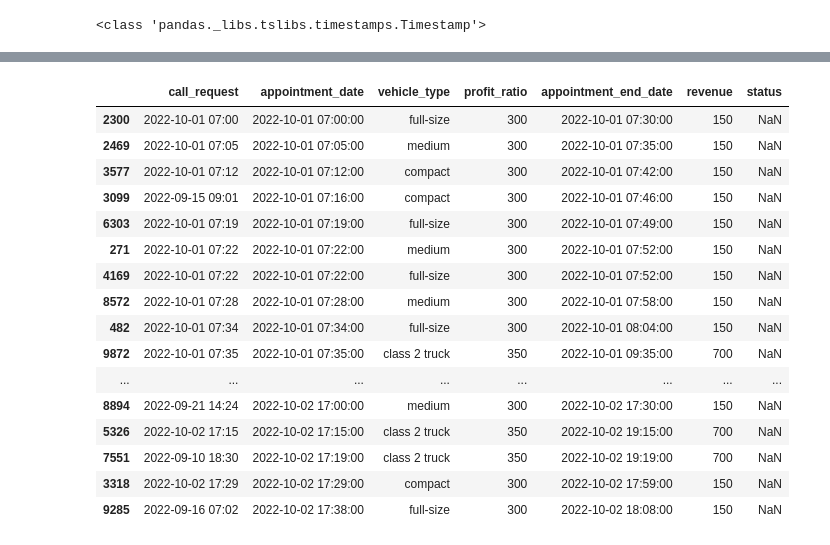
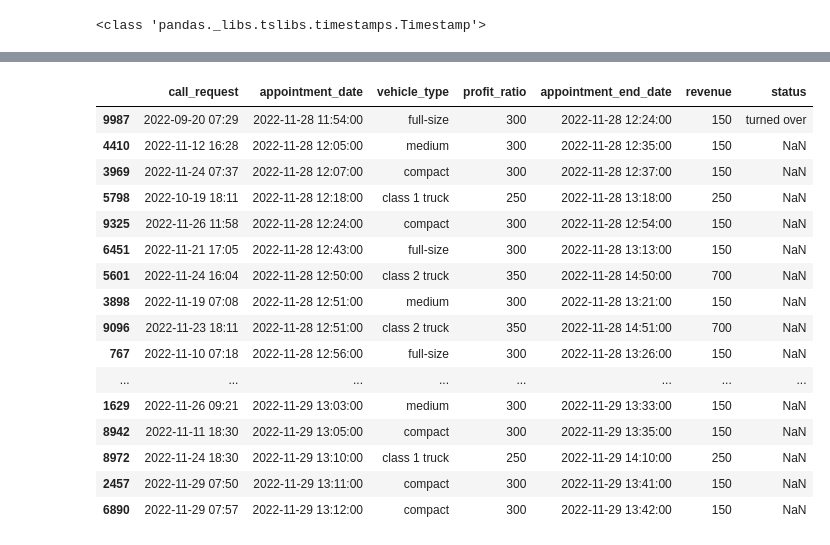
Before and after one commit to Luo-Kevin/conUHacks8, a Jupyter notebook: backend/SAP.ipynb, the cells around one changed output, grey strips where cells are left out. Saved outputs shown, nothing was run; the diff lists cells and outputs as text; code cells hidden in the pictures.

```diff
--- a/backend/SAP.ipynb
+++ b/backend/SAP.ipynb
@@ -162,7 +162,7 @@ df_sorted.head(100)
 # %%
 #Creation of a truncated version of the dataframe, with less data, for testing purposes
 df_trunk = df_sorted.copy()
-df_trunk = df_trunk.head(150)
+# df_trunk = df_trunk.head(150)
 df_trunk
 # %% [output]
 |  | call_request | appointment_date | vehicle_type | profit_ratio | appointment_end_date | revenue |
@@ -200,8 +196,8 @@ service_bays_status = {
     "compact": "",
     "medium": "",
     "full-size": "",
-    "c1_truck": "",
-    "c2_truck": "",
+    "class 1 truck": "",
+    "class 2 truck": "",
     "any1": "",
     "any2": "",
     "any3": "",
@@ -229,6 +225,14 @@ def get_total_lost_revenue(df):
 
     return total_lost_revenue
 
+#Function to get the total revenue
+def get_total_revenue(df):
+    turned_over_appointments = df[df['status'] != 'turned over']
+
+    total_lost_revenue = turned_over_appointments['revenue'].sum()
+
+    return total_lost_revenue
+
 def check_bay_status(current_time):
   for bay, end_time in service_bays_status.items():
     if end_time != "" and end_time < current_time:
@@ -249,28 +253,34 @@ def schedule_car_repairs(df):
   for index, row in df.iterrows():
     vehicle_type = row["vehicle_type"]
     appointment_time = row["appointment_date"]
+    check_bay_status(appointment_time)
 
     #set the service bay to busy when category of the vehicle corresponds
     if vehicle_type in service_bays_status and service_bays_status[vehicle_type] == "":
       service_bays_status[vehicle_type] = row["appointment_end_date"]
+      print(vehicle_type)
     #check if it can take one of the any bays, if so take it
     elif service_bays_status["any1"] == "":
+
       service_bays_status["any1"] = row["appointment_end_date"]
     elif service_bays_status["any2"] == "":
+
       service_bays_status["any2"] = row["appointment_end_date"]
     elif service_bays_status["any3"] == "":
+
       service_bays_status["any3"] = row["appointment_end_date"]
     elif service_bays_status["any4"] == "":
+
       service_bays_status["any4"] = row["appointment_end_date"]
     elif service_bays_status["any5"] == "":
+
       service_bays_status["any5"] = row["appointment_end_date"]
     else:
-      row["status"] = "turned over"
+      optimized_df.at[index, 'status'] = 'turned over'
       print("The appointment date " + str(row["appointment_date"]) + " is set to turned over")
+
       # turned_over_appointments = df[df['status'] == 'turned over']
-
-    check_bay_status(appointment_time)
-
+      #
   return df
 # %%
 #Running the function to test them
@@ -323,22 +348,22 @@ Number of instances where status is 'turned over': 1
 # %%
-pd.set_option('display.max_rows', 200)  # Adjust the number based on your preference
-
-optimized_df[:150]
+pd.set_option('display.max_rows', 1000)  # Adjust the number based on your preference
+# Uncomment previous line if need to see every record in the dataframe
+optimized_df.tail(1000)
 # %% [output]
 |  | call_request | appointment_date | vehicle_type | profit_ratio | appointment_end_date | revenue | status |
-| 2300 | 2022-10-01 07:00 | 2022-10-01 07:00:00 | full-size | 300 | 2022-10-01 07:30:00 | 150 | NaN |
-| 2469 | 2022-10-01 07:05 | 2022-10-01 07:05:00 | medium | 300 | 2022-10-01 07:35:00 | 150 | NaN |
-| 3577 | 2022-10-01 07:12 | 2022-10-01 07:12:00 | compact | 300 | 2022-10-01 07:42:00 | 150 | NaN |
-| 3099 | 2022-09-15 09:01 | 2022-10-01 07:16:00 | compact | 300 | 2022-10-01 07:46:00 | 150 | NaN |
-| 6303 | 2022-10-01 07:19 | 2022-10-01 07:19:00 | full-size | 300 | 2022-10-01 07:49:00 | 150 | NaN |
-| 271 | 2022-10-01 07:22 | 2022-10-01 07:22:00 | medium | 300 | 2022-10-01 07:52:00 | 150 | NaN |
-| 4169 | 2022-10-01 07:22 | 2022-10-01 07:22:00 | full-size | 300 | 2022-10-01 07:52:00 | 150 | NaN |
-| 8572 | 2022-10-01 07:28 | 2022-10-01 07:28:00 | medium | 300 | 2022-10-01 07:58:00 | 150 | NaN |
-| 482 | 2022-10-01 07:34 | 2022-10-01 07:34:00 | full-size | 300 | 2022-10-01 08:04:00 | 150 | NaN |
-| 9872 | 2022-10-01 07:35 | 2022-10-01 07:35:00 | class 2 truck | 350 | 2022-10-01 09:35:00 | 700 | NaN |
+| 9987 | 2022-09-20 07:29 | 2022-11-28 11:54:00 | full-size | 300 | 2022-11-28 12:24:00 | 150 | turned over |
+| 4410 | 2022-11-12 16:28 | 2022-11-28 12:05:00 | medium | 300 | 2022-11-28 12:35:00 | 150 | NaN |
+| 3969 | 2022-11-24 07:37 | 2022-11-28 12:07:00 | compact | 300 | 2022-11-28 12:37:00 | 150 | NaN |
+| 5798 | 2022-10-19 18:11 | 2022-11-28 12:18:00 | class 1 truck | 250 | 2022-11-28 13:18:00 | 250 | NaN |
+| 9325 | 2022-11-26 11:58 | 2022-11-28 12:24:00 | compact | 300 | 2022-11-28 12:54:00 | 150 | NaN |
+| 6451 | 2022-11-21 17:05 | 2022-11-28 12:43:00 | full-size | 300 | 2022-11-28 13:13:00 | 150 | NaN |
+| 5601 | 2022-11-24 16:04 | 2022-11-28 12:50:00 | class 2 truck | 350 | 2022-11-28 14:50:00 | 700 | NaN |
+| 3898 | 2022-11-19 07:08 | 2022-11-28 12:51:00 | medium | 300 | 2022-11-28 13:21:00 | 150 | NaN |
+| 9096 | 2022-11-23 18:11 | 2022-11-28 12:51:00 | class 2 truck | 350 | 2022-11-28 14:51:00 | 700 | NaN |
+| 767 | 2022-11-10 07:18 | 2022-11-28 12:56:00 | full-size | 300 | 2022-11-28 13:26:00 | 150 | NaN |
 | ... | ... | ... | ... | ... | ... | ... | ... |
-| 8894 | 2022-09-21 14:24 | 2022-10-02 17:00:00 | medium | 300 | 2022-10-02 17:30:00 | 150 | NaN |
-| 5326 | 2022-10-02 17:15 | 2022-10-02 17:15:00 | class 2 truck | 350 | 2022-10-02 19:15:00 | 700 | NaN |
-| 7551 | 2022-09-10 18:30 | 2022-10-02 17:19:00 | class 2 truck | 350 | 2022-10-02 19:19:00 | 700 | NaN |
-| 3318 | 2022-10-02 17:29 | 2022-10-02 17:29:00 | compact | 300 | 2022-10-02 17:59:00 | 150 | NaN |
-| 9285 | 2022-09-16 07:02 | 2022-10-02 17:38:00 | full-size | 300 | 2022-10-02 18:08:00 | 150 | NaN |
+| 1629 | 2022-11-26 09:21 | 2022-11-29 13:03:00 | medium | 300 | 2022-11-29 13:33:00 | 150 | NaN |
+| 8942 | 2022-11-11 18:30 | 2022-11-29 13:05:00 | compact | 300 | 2022-11-29 13:35:00 | 150 | NaN |
+| 8972 | 2022-11-24 18:30 | 2022-11-29 13:10:00 | class 1 truck | 250 | 2022-11-29 14:10:00 | 250 | NaN |
+| 2457 | 2022-11-29 07:50 | 2022-11-29 13:11:00 | compact | 300 | 2022-11-29 13:41:00 | 150 | NaN |
+| 6890 | 2022-11-29 07:57 | 2022-11-29 13:12:00 | compact | 300 | 2022-11-29 13:42:00 | 150 | NaN |
```
Also changed, not shown: parts of 4 cells of this notebook.
